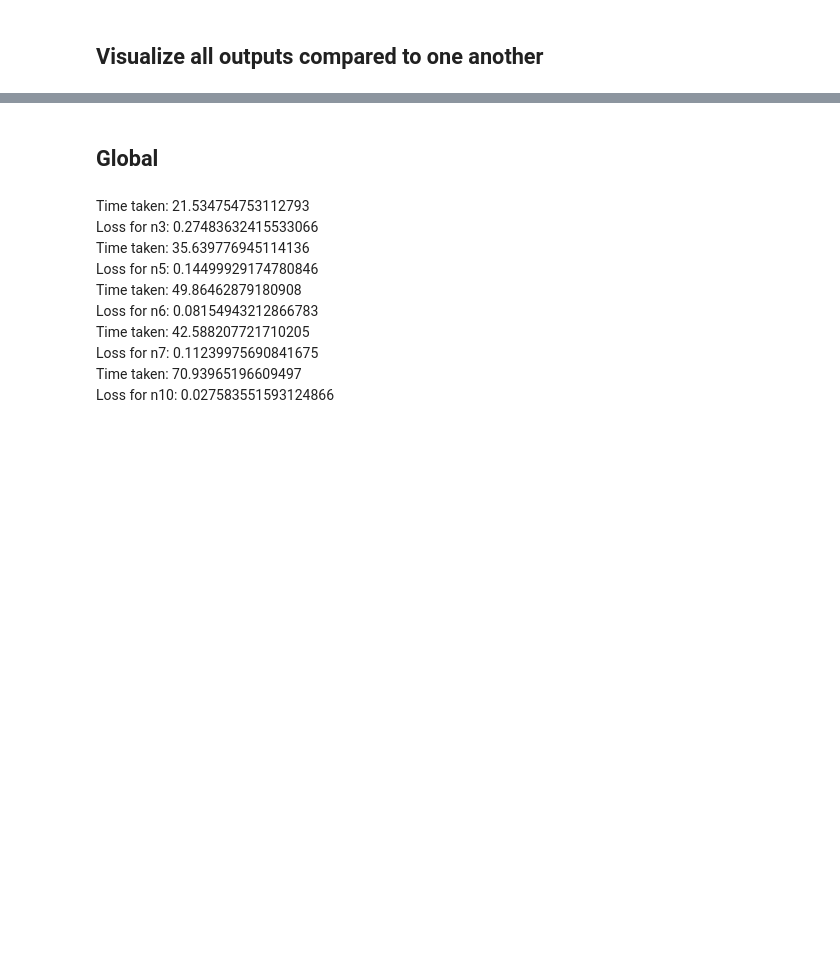
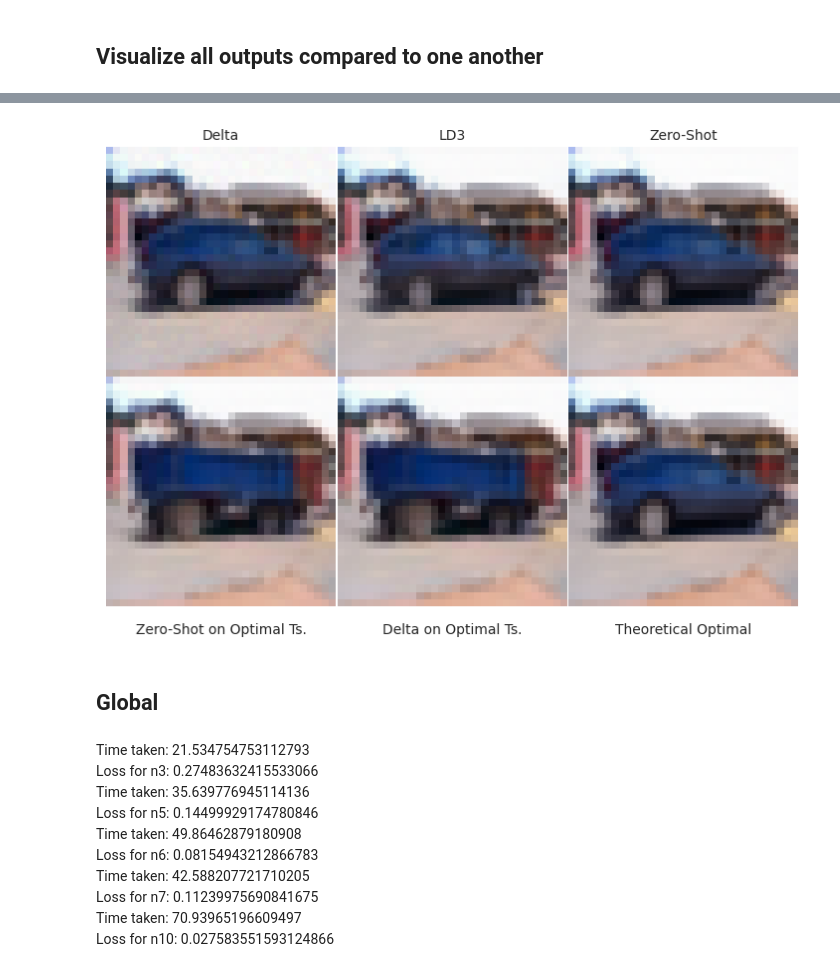
Before and after one commit to ConnorReed246/ALD3, a Jupyter notebook: CalculateFinalLPIPSAndFID.ipynb, the cells around one changed output, grey strips where cells are left out. Cells and saved outputs as stored; diff of their text form; code cells hidden in the pictures; blank space fills up the shorter version.

```diff
--- a/CalculateFinalLPIPSAndFID.ipynb
+++ b/CalculateFinalLPIPSAndFID.ipynb
@@ -225,3 +258,52 @@ plt.show()
+# %%
+methods_to_visualize = [
+    "delta",
+    "ld3",
+    "zeroshot",
+    "zeroshot_optimal",
+    "delta_optimal",
+    "optimal_reproduced",
+]
+
+cleaner_names = [
+    "Delta",
+    "LD3",
+    "Zero-Shot",
+    "Zero-Shot on Optimal Ts.",
+    "Delta on Optimal Ts.",
+    "Theoretical Optimal",
+]
+
+n_step = 10
+i_image = 0
+reference_path = "fid-generated"
+
+rows, cols = 2, 3
+fig, axes = plt.subplots(rows, cols, figsize=(9, 6))
+fig.subplots_adjust(wspace=0, hspace=0)
+
+for idx, method in enumerate(methods_to_visualize):
+    row = idx // cols
+    col = idx % cols
+    ax = axes[row, col]
+
+    img_path = os.path.join(reference_path, f"{method}_n{n_step}", f"{i_image}.png")
+    img = Image.open(img_path)
+    ax.imshow(img)
+    ax.axis("off")
+
+    label = cleaner_names[idx]
+
+    if row == 0:
+        # Title above image
+        ax.text(0.5, 1.02, label, fontsize=10, ha='center', va='bottom', transform=ax.transAxes)
+    else:
+        # Title below image
+        ax.text(0.5, -0.07, label, fontsize=10, ha='center', va='top', transform=ax.transAxes)
+
+plt.show()
+# %% [output]
+[figure, added]
 # %% [markdown]
 ## Global
 # %%
```
Also changed, not shown: parts of 20 cells of this notebook, 12 other files.
